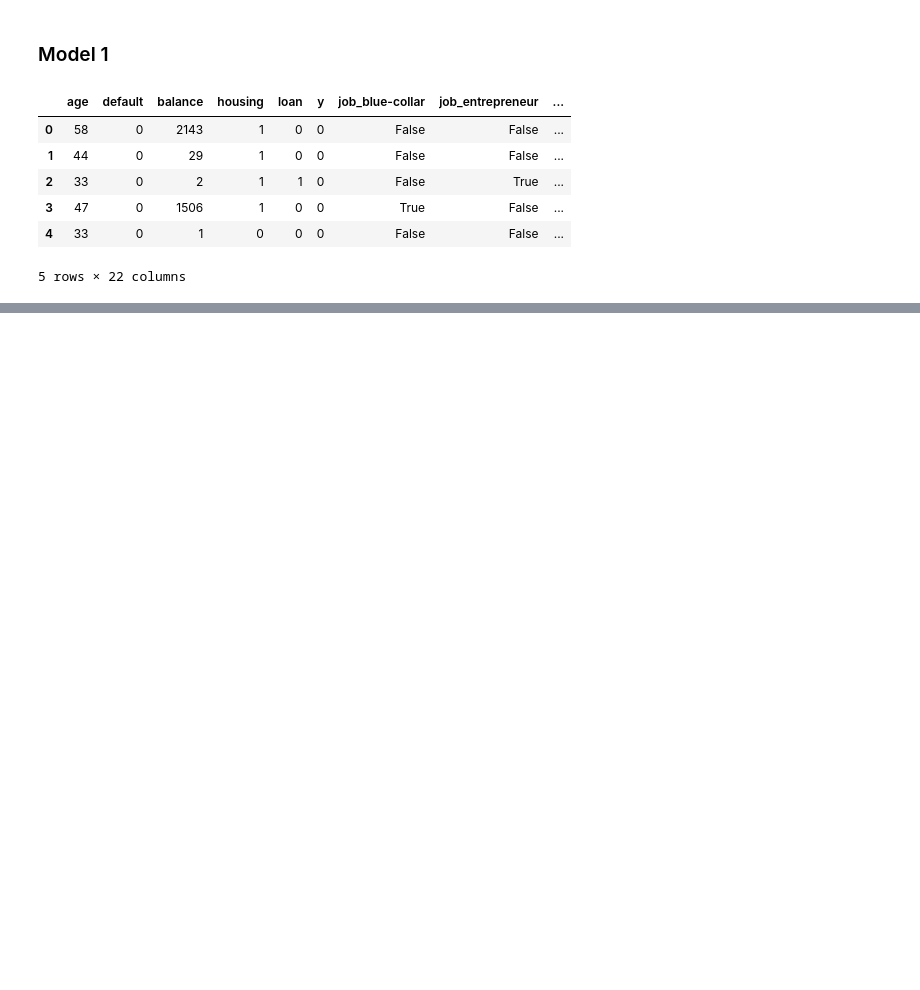
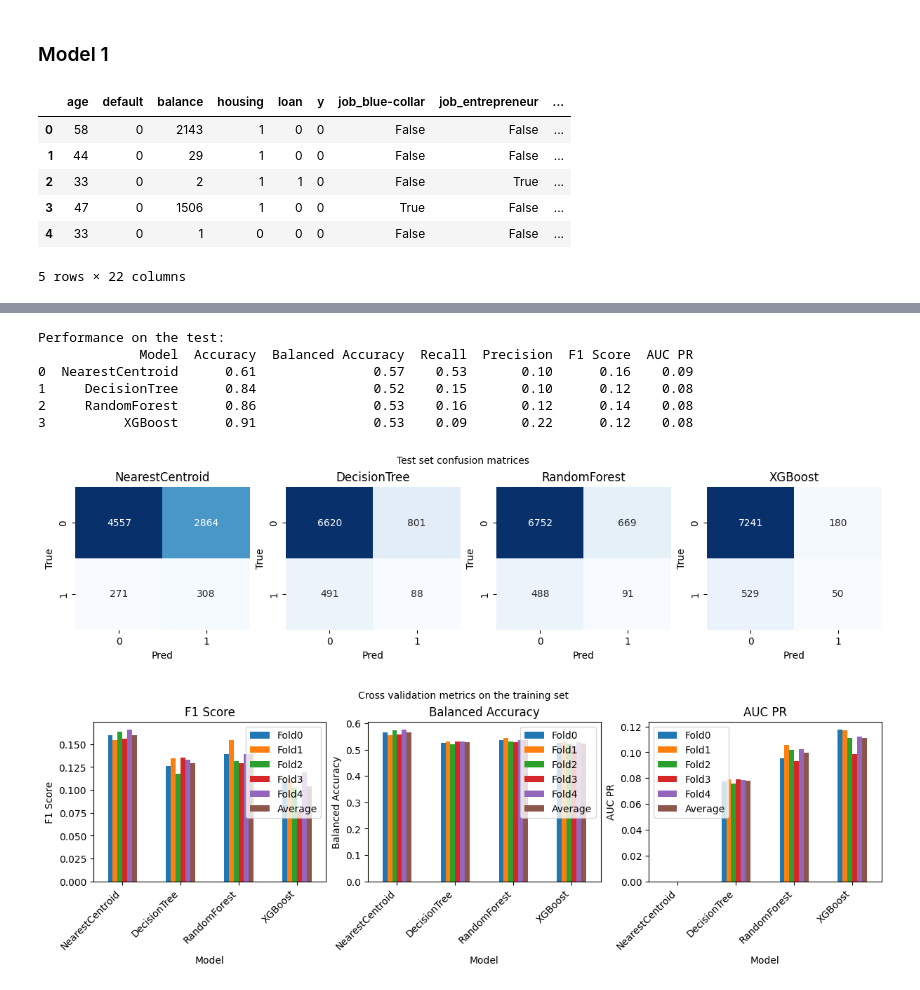
Before and after one commit to buddhiW/jw6h5r0ggDdU6IXW, a Jupyter notebook: main.ipynb, the cells around one changed output, grey strips where cells are left out. Cells and saved outputs as stored; diff of their text form; code cells hidden in the pictures; blank space fills up the shorter version.

```diff
--- a/main.ipynb
+++ b/main.ipynb
@@ -247,0 +407,26 @@ plt.show()
+# %%
+# Evalutating SMOTE
+
+classifiers = {
+    'NearestCentroid': NearestCentroid(),
+    'DecisionTree': DecisionTreeClassifier(random_state=seed),
+    'RandomForest': RandomForestClassifier(random_state=seed),
+    'XGBoost': XGBClassifier(random_state=seed)
+}
+
+smote = SMOTE(random_state=seed, sampling_strategy=0.5)
+preprocessing = [('r', smote)]
+
+cross_val_f1_df, cross_val_bAcc_df, cross_val_aucpr_df, metrics_df, cm = evaluate_models(
+    classifiers, X_train, y_train, X_test, y_test, preprocessing=preprocessing, seed=seed)
+
+plot_cross_val_metrics(classifiers, cross_val_f1_df, cross_val_bAcc_df, cross_val_aucpr_df, metrics_df, cm)
+# %% [output]
+Performance on the test:
+             Model  Accuracy  Balanced Accuracy  Recall  Precision  F1 Score  AUC PR
+0  NearestCentroid      0.61               0.57    0.53       0.10      0.16    0.09
+1     DecisionTree      0.84               0.52    0.15       0.10      0.12    0.08
+2     RandomForest      0.86               0.53    0.16       0.12      0.14    0.08
+3          XGBoost      0.91               0.53    0.09       0.22      0.12    0.08
+[figure, added]
+[figure, added]
```
Also changed, not shown: parts of 29 cells of this notebook.
